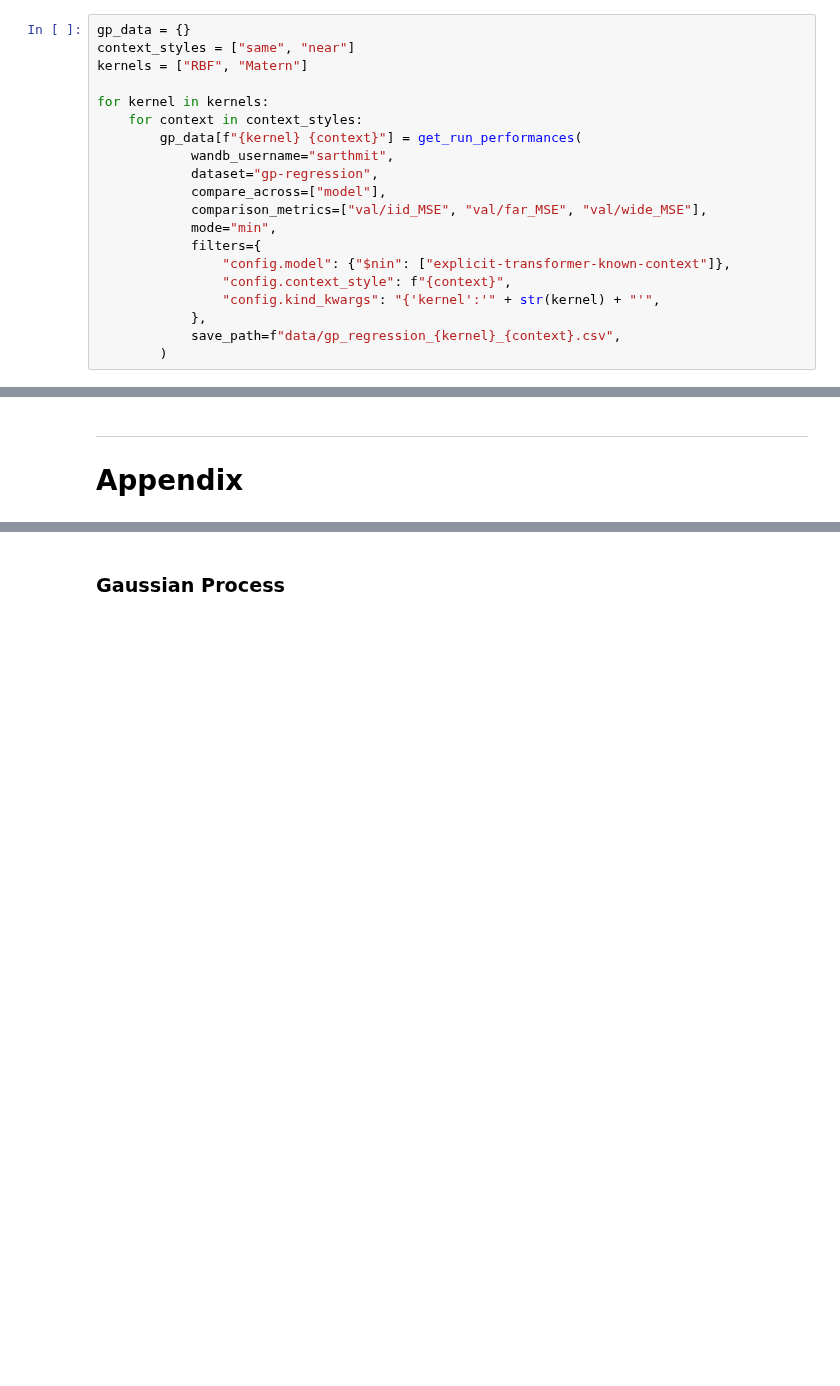
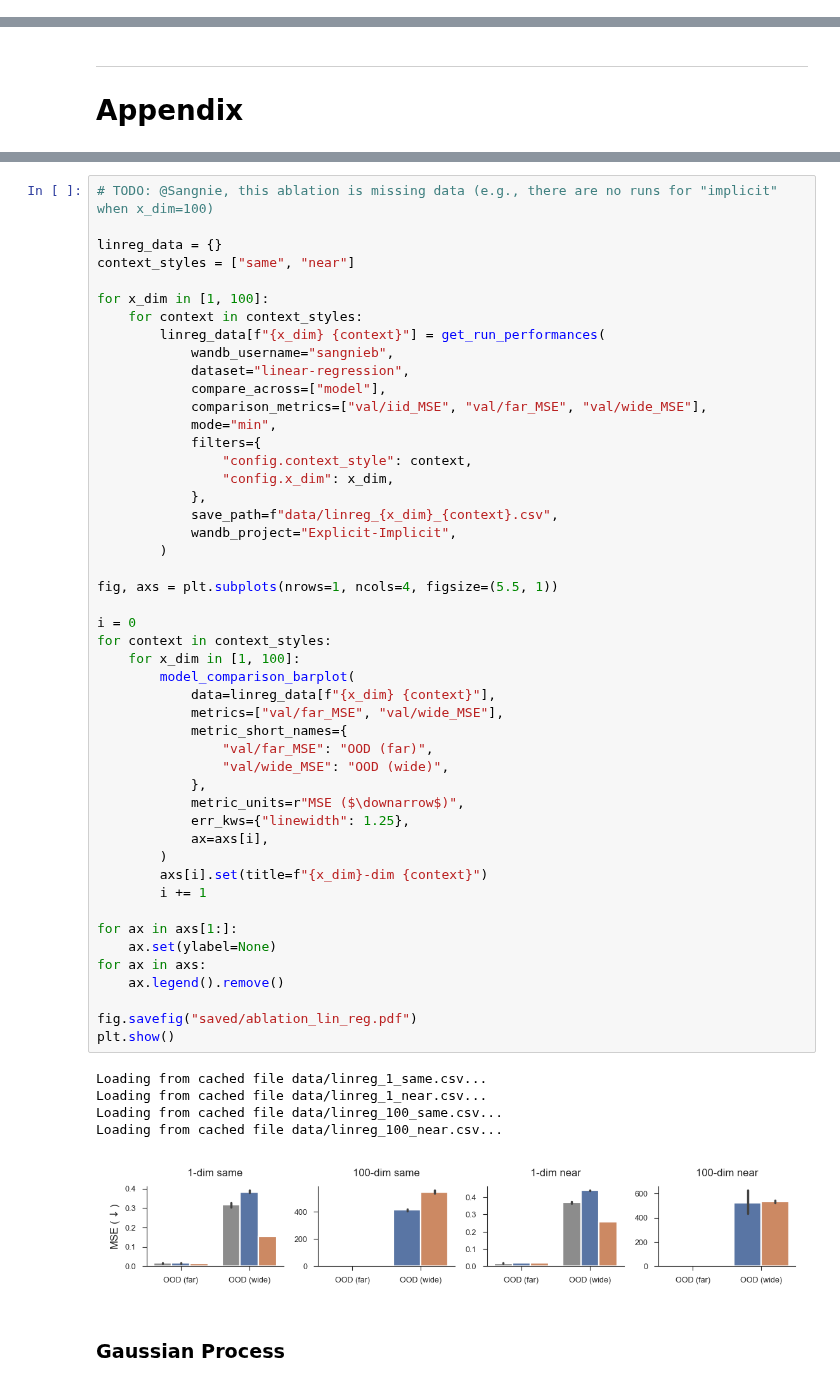
Before and after one commit to EricElmoznino/explicit_implicit_icl, a Jupyter notebook: notebooks/paper/figures.ipynb, the cells around one changed output, grey strips where cells are left out. Drawn from its saved outputs; the diff is of its cells as text; blank space fills up the shorter version.

```diff
--- a/notebooks/paper/figures.ipynb
+++ b/notebooks/paper/figures.ipynb
@@ -726,20 +533,0 @@ Loading from cached file data/sinusoid_w_decoding.csv...
-# %%
-gp_data = {}
-context_styles = ["same", "near"]
-kernels = ["RBF", "Matern"]
-
-for kernel in kernels:
-    for context in context_styles:
-        gp_data[f"{kernel} {context}"] = get_run_performances(
-            wandb_username="sarthmit",
-            dataset="gp-regression",
-            compare_across=["model"],
-            comparison_metrics=["val/iid_MSE", "val/far_MSE", "val/wide_MSE"],
-            mode="min",
-            filters={
-                "config.model": {"$nin": ["explicit-transformer-known-context"]},
-                "config.context_style": f"{context}",
-                "config.kind_kwargs": "{'kernel':'" + str(kernel) + "'",
-            },
-            save_path=f"data/gp_regression_{kernel}_{context}.csv",
-        )
@@ -1827,3 +752,57 @@ Loading from cached file data/decoder_problem.csv...
+# %%
+# TODO: @Sangnie, this ablation is missing data (e.g., there are no runs for "implicit" when x_dim=100)
+
+linreg_data = {}
+context_styles = ["same", "near"]
+
+for x_dim in [1, 100]:
+    for context in context_styles:
+        linreg_data[f"{x_dim} {context}"] = get_run_performances(
+            wandb_username="sangnieb",
+            dataset="linear-regression",
+            compare_across=["model"],
+            comparison_metrics=["val/iid_MSE", "val/far_MSE", "val/wide_MSE"],
+            mode="min",
+            filters={
+                "config.context_style": context,
+                "config.x_dim": x_dim,
+            },
+            save_path=f"data/linreg_{x_dim}_{context}.csv",
+            wandb_project="Explicit-Implicit",
+        )
+
+fig, axs = plt.subplots(nrows=1, ncols=4, figsize=(5.5, 1))
+
+i = 0
+for context in context_styles:
+    for x_dim in [1, 100]:
+        model_comparison_barplot(
+            data=linreg_data[f"{x_dim} {context}"],
+            metrics=["val/far_MSE", "val/wide_MSE"],
+            metric_short_names={
+                "val/far_MSE": "OOD (far)",
+                "val/wide_MSE": "OOD (wide)",
+            },
+            metric_units=r"MSE ($\downarrow$)",
+            err_kws={"linewidth": 1.25},
+            ax=axs[i],
+        )
+        axs[i].set(title=f"{x_dim}-dim {context}")
+        i += 1
+
+for ax in axs[1:]:
+    ax.set(ylabel=None)
+for ax in axs:
+    ax.legend().remove()
+
+fig.savefig("saved/ablation_lin_reg.pdf")
+plt.show()
+# %% [output]
+Loading from cached file data/linreg_1_same.csv...
+Loading from cached file data/linreg_1_near.csv...
+Loading from cached file data/linreg_100_same.csv...
+Loading from cached file data/linreg_100_near.csv...
+[figure, added]
 # %% [markdown]
 ### Gaussian Process
 # %%
```
Also changed, not shown: parts of 64 cells of this notebook, 11 other files.
